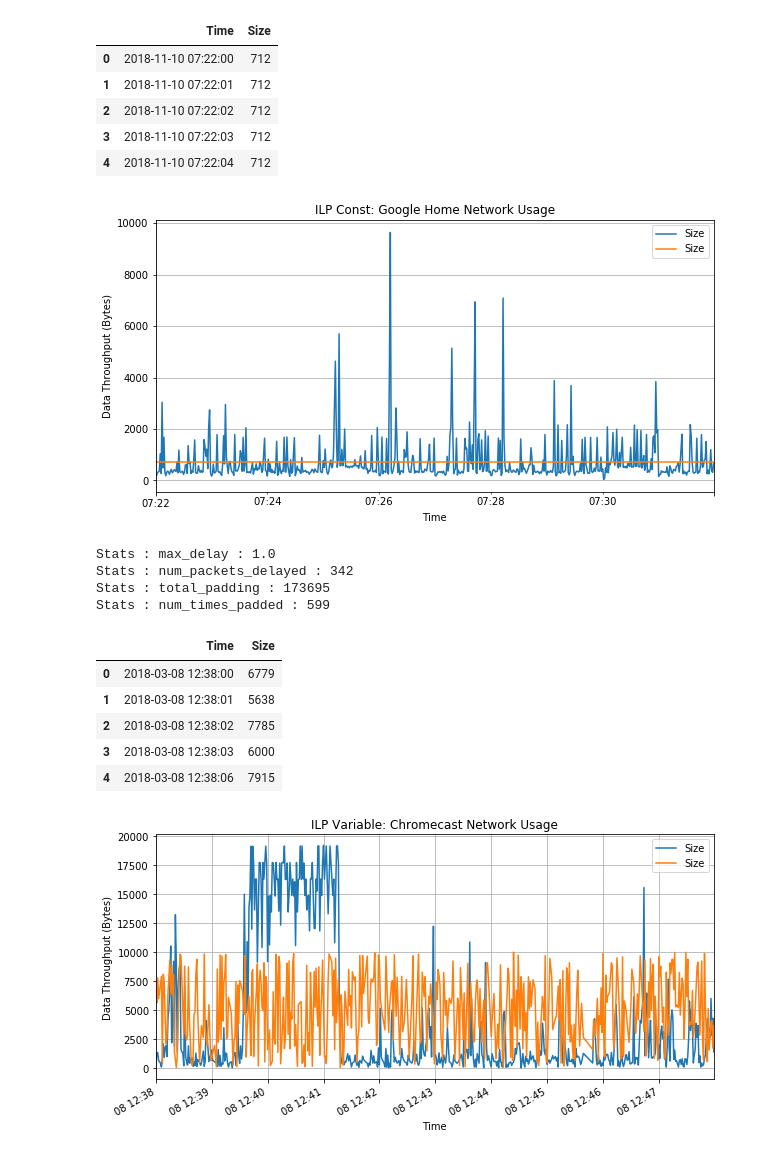
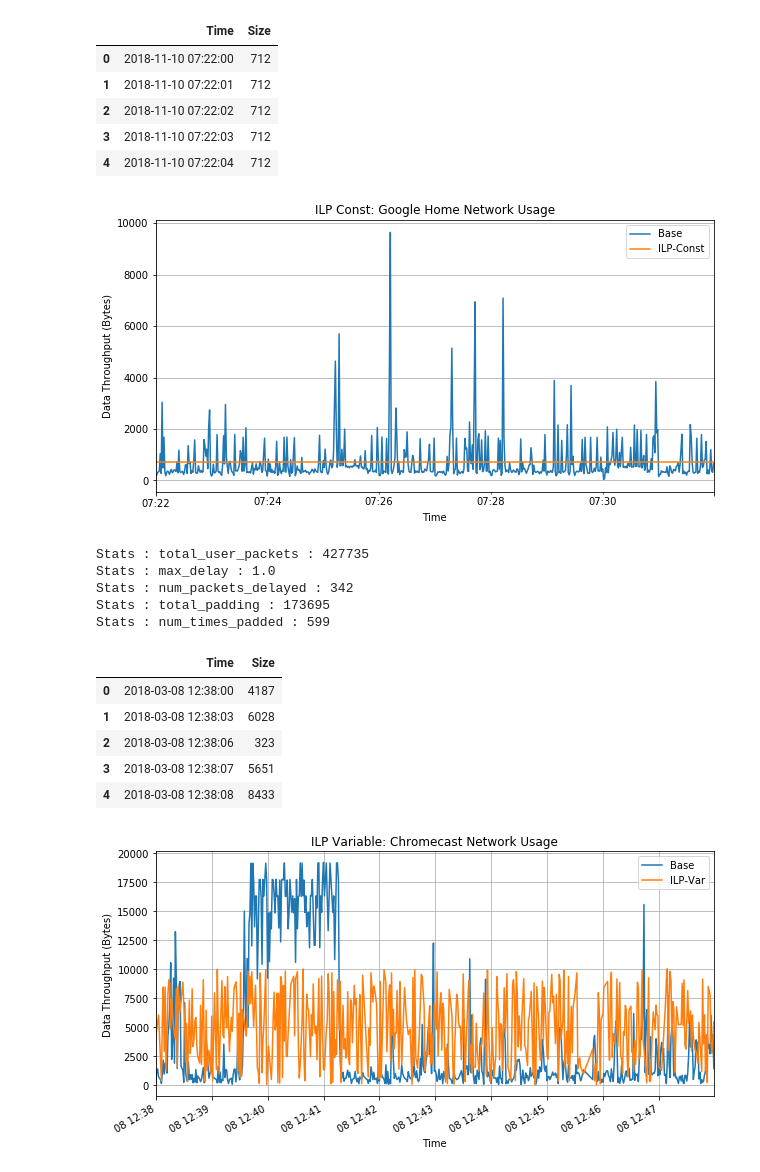
Before and after one commit to ayanpatel/iot-sec, a Jupyter notebook: plotDB.ipynb, the cells around one changed output. Cells and saved outputs as stored; diff of their text form; code cells hidden in the pictures.

```diff
--- a/plotDB.ipynb
+++ b/plotDB.ipynb
@@ -152,14 +175,17 @@ ilp_const_df.head()
 ax = df2.plot(x='Time', y='Size', kind='line', grid=True, title='Google Home Network Usage', figsize=(10,5))
 ax.set_xlabel('Time')
 ax.set_ylabel('Data Throughput (Bytes)')
-ilp_const_df.plot(x='Time', y='Size', kind='line', grid=True, title='ILP Const: Google Home Network Usage', figsize=(10,5), ax=ax)
+google_home_ilp_const_df.plot(x='Time', y='Size', kind='line', grid=True, title='ILP Const: Google Home Network Usage', figsize=(10,5), ax=ax)
+plt.legend(['Base', 'ILP-Const'])
 plt.show()
 # %% [output]
-[figure, old version]
+[figure, new version]
 # %%
-for stat in ilp_const_stats:
-    print("Stats : {} : {}".format(stat,ilp_const_stats[stat]))
+print ("Stats : total_user_packets :", df2['Size'].sum())
+for stat in google_home_ilp_const_stats:
+    print("Stats : {} : {}".format(stat,google_home_ilp_const_stats[stat]))
 # %% [output]
+Stats : total_user_packets : 427735
 Stats : max_delay : 1.0
 Stats : num_packets_delayed : 342
 Stats : total_padding : 173695
@@ -212,22 +238,23 @@ def ilp_variable_alg(input_df, min_rate, max_rate):
             stats['num_times_padded'] += 1
     return output_df, stats
 # %%
-ilp_var_df, ilp_var_stats = ilp_variable_alg(chromecast_packets_df, int(df['Size'].mean()-df['Size'].std()), int(df['Size'].mean()+df['Size'].std()))
-ilp_var_df = ilp_var_df.groupby(['Time']).sum().reset_index()
-ilp_var_df.head()
+chromecast_ilp_var_df, chromecast_ilp_var_stats = ilp_variable_alg(chromecast_packets_df, int(df['Size'].mean()-df['Size'].std()), int(df['Size'].mean()+df['Size'].std()))
+chromecast_ilp_var_df = chromecast_ilp_var_df.groupby(['Time']).sum().reset_index()
+chromecast_ilp_var_df.head()
 # %% [output]
 |  | Time | Size |
-| 0 | 2018-03-08 12:38:00 | 6779 |
-| 1 | 2018-03-08 12:38:01 | 5638 |
-| 2 | 2018-03-08 12:38:02 | 7785 |
-| 3 | 2018-03-08 12:38:03 | 6000 |
-| 4 | 2018-03-08 12:38:06 | 7915 |
+| 0 | 2018-03-08 12:38:00 | 4187 |
+| 1 | 2018-03-08 12:38:03 | 6028 |
+| 2 | 2018-03-08 12:38:06 | 323 |
+| 3 | 2018-03-08 12:38:07 | 5651 |
+| 4 | 2018-03-08 12:38:08 | 8433 |
 # %%
 ax = df.plot(x='Time', y='Size', kind='line', grid=True, title='Chromecast Network Usage', figsize=(10,5))
 ax.set_xlabel('Time')
 ax.set_ylabel('Data Throughput (Bytes)')
-ilp_var_df.plot(x='Time', y='Size', kind='line', grid=True, title='ILP Variable: Chromecast Network Usage', figsize=(10,5), ax=ax)
+chromecast_ilp_var_df.plot(x='Time', y='Size', kind='line', grid=True, title='ILP Variable: Chromecast Network Usage', figsize=(10,5), ax=ax)
+plt.legend(['Base', 'ILP-Var'])
 plt.show()
 # %% [output]
-[figure, old version]
+[figure, new version]
 # %%
```
Also changed, not shown: parts of 18 cells of this notebook.
